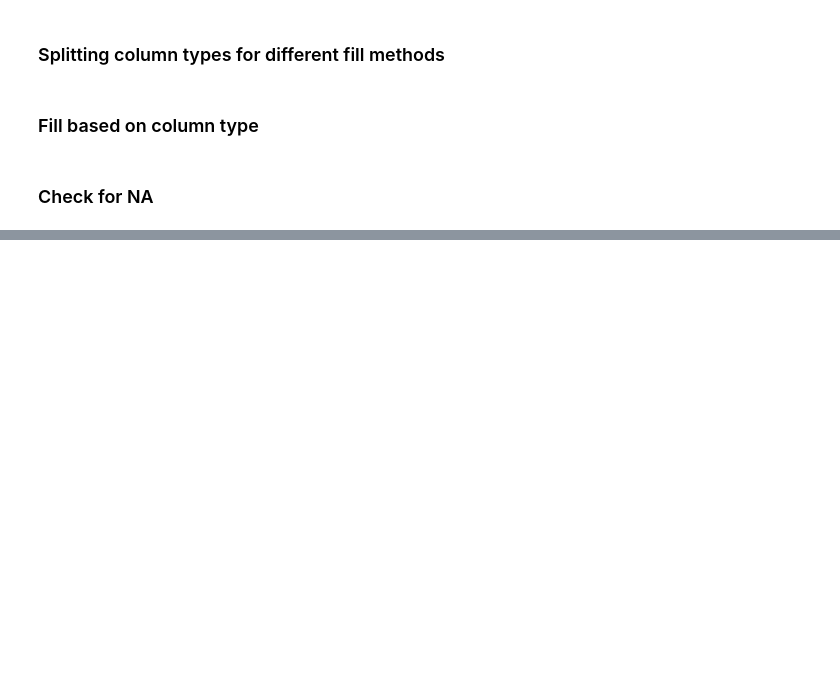
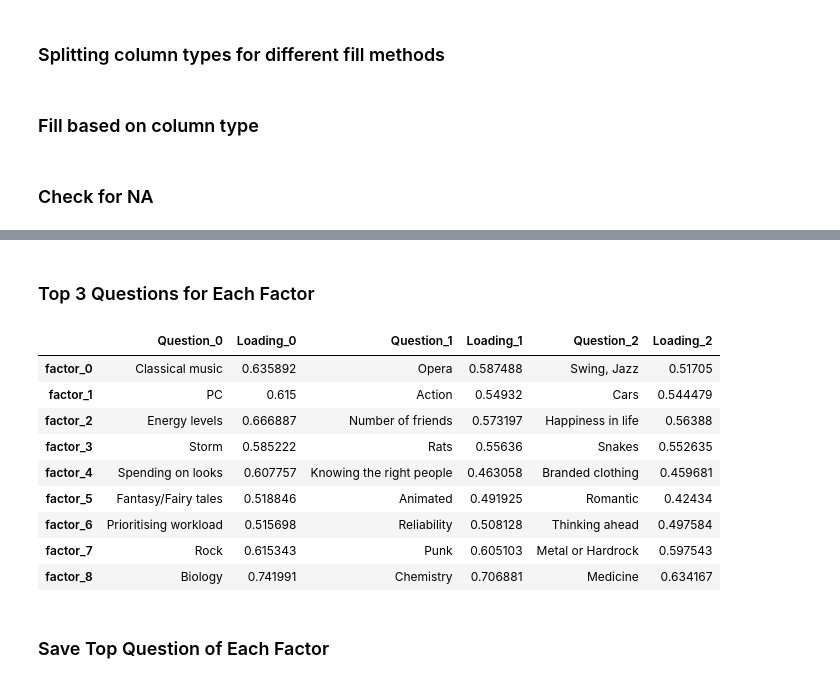
Before and after one commit to leonardo-schneider/Final-Programming, a Jupyter notebook: eda_young_people_survey.ipynb, the cells around one changed output, grey strips where cells are left out. Drawn from its saved outputs; the diff is of its cells as text; code cells hidden in the pictures; blank space fills up the shorter version.

```diff
--- a/eda_young_people_survey.ipynb
+++ b/eda_young_people_survey.ipynb
@@ -507,0 +418,25 @@ Accuracy near 50% in a 50/50 noised set implies effectively no clustering. Time
+# %% [markdown]
+### Top 3 Questions for Each Factor
+# %%
+df_factor_top_questions = loadings.apply(lambda c: pd.Series(
+    data=[
+        item
+        for q_l_pair in zip(c.nlargest(3).index, c.nlargest(3).values)
+        for item in q_l_pair
+    ],
+    index="Question_0 Loading_0 Question_1 Loading_1 Question_2 Loading_2".split(),
+)).T
+df_factor_top_questions
+# %% [output]
+|  | Question_0 | Loading_0 | Question_1 | Loading_1 | Question_2 | Loading_2 |
+| factor_0 | Classical music | 0.635892 | Opera | 0.587488 | Swing, Jazz | 0.51705 |
+| factor_1 | PC | 0.615 | Action | 0.54932 | Cars | 0.544479 |
+| factor_2 | Energy levels | 0.666887 | Number of friends | 0.573197 | Happiness in life | 0.56388 |
+| factor_3 | Storm | 0.585222 | Rats | 0.55636 | Snakes | 0.552635 |
+| factor_4 | Spending on looks | 0.607757 | Knowing the right people | 0.463058 | Branded clothing | 0.459681 |
+| factor_5 | Fantasy/Fairy tales | 0.518846 | Animated | 0.491925 | Romantic | 0.42434 |
+| factor_6 | Prioritising workload | 0.515698 | Reliability | 0.508128 | Thinking ahead | 0.497584 |
+| factor_7 | Rock | 0.615343 | Punk | 0.605103 | Metal or Hardrock | 0.597543 |
+| factor_8 | Biology | 0.741991 | Chemistry | 0.706881 | Medicine | 0.634167 |
+# %% [markdown]
+### Save Top Question of Each Factor
```
Also changed, not shown: parts of 53 cells of this notebook.
